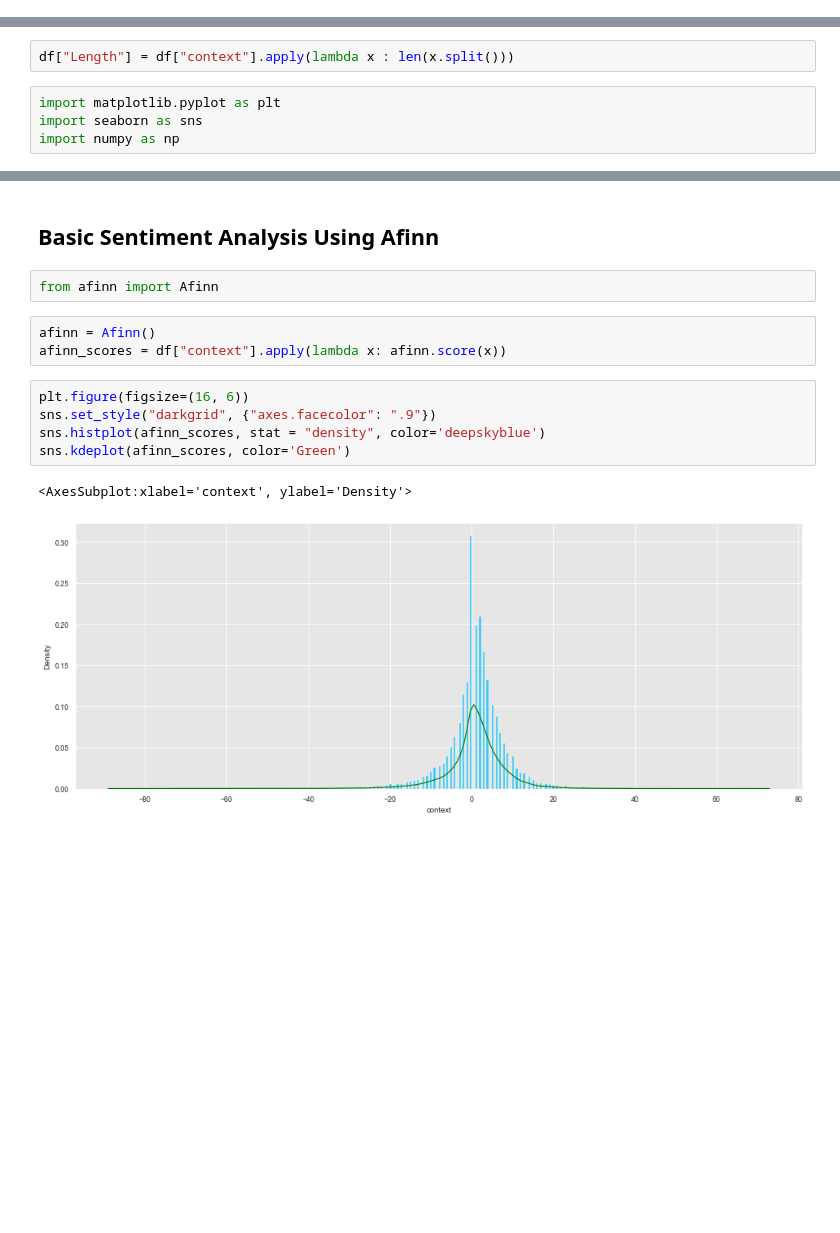
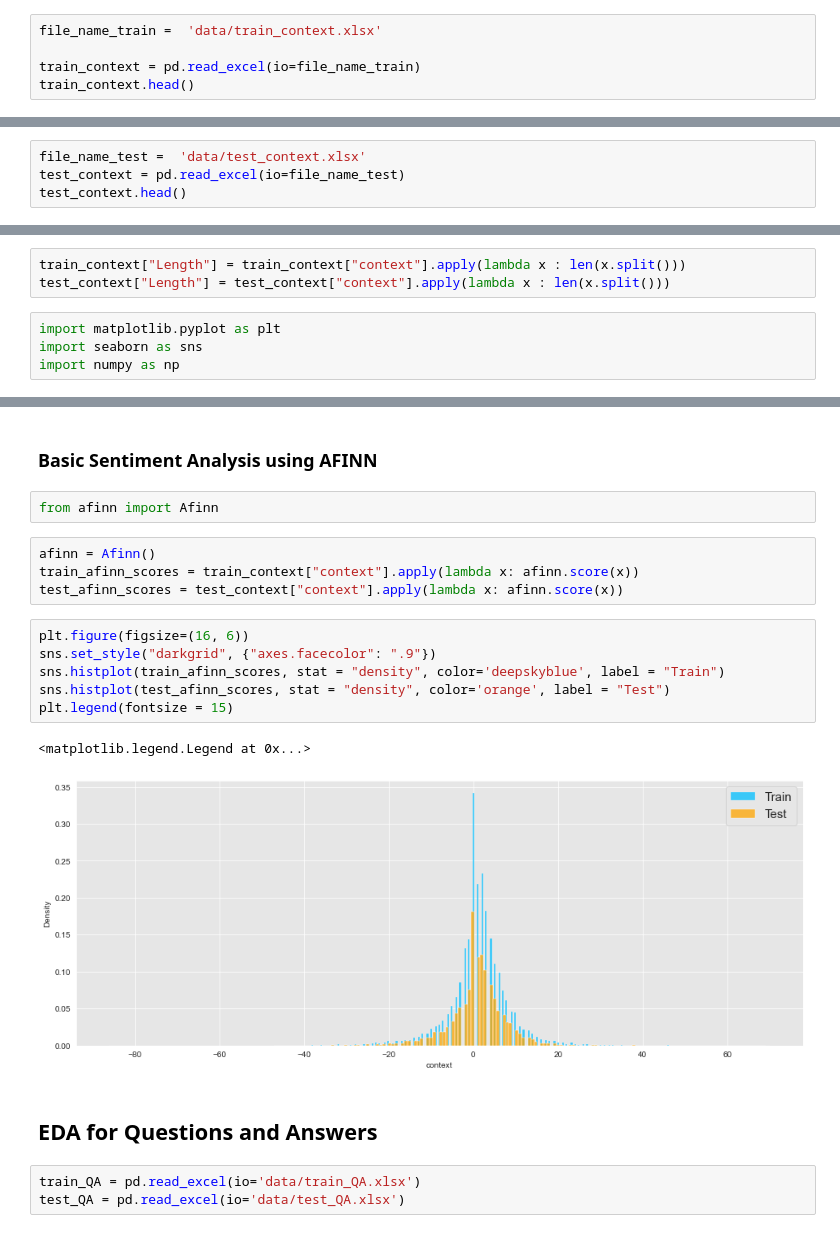
Before and after one commit to TzeMeng/CAPSTONE, a Jupyter notebook: Data_Exploration.ipynb, the cells around one changed output, grey strips where cells are left out. Drawn from its saved outputs; the diff is of its cells as text; blank space fills up the shorter version.

```diff
--- a/Data_Exploration.ipynb
+++ b/Data_Exploration.ipynb
@@ -22,0 +11,5 @@ df = df.drop(columns=["Unnamed: 0"])
+# %%
+file_name_train =  'data/train_context.xlsx'
+
+train_context = pd.read_excel(io=file_name_train)
+train_context.head()
@@ -22,0 +32,4 @@ df = df.drop(columns=["Unnamed: 0"])
+# %%
+file_name_test =  'data/test_context.xlsx'
+test_context = pd.read_excel(io=file_name_test)
+test_context.head()
@@ -23,5 +50,6 @@ df = df.drop(columns=["Unnamed: 0"])
 # %%
-df["Length"] = df["context"].apply(lambda x : len(x.split()))
+train_context["Length"] = train_context["context"].apply(lambda x : len(x.split()))
+test_context["Length"] = test_context["context"].apply(lambda x : len(x.split()))
 # %%
 import matplotlib.pyplot as plt
 import seaborn as sns
@@ -37,15 +90,22 @@ sns.kdeplot(df["Length"], color='Green')
 # %% [markdown]
-## Basic Sentiment Analysis Using Afinn
+### Basic Sentiment Analysis using AFINN
 # %%
 from afinn import Afinn
 # %%
 afinn = Afinn()
-afinn_scores = df["context"].apply(lambda x: afinn.score(x))
+train_afinn_scores = train_context["context"].apply(lambda x: afinn.score(x))
+test_afinn_scores = test_context["context"].apply(lambda x: afinn.score(x))
 # %%
 plt.figure(figsize=(16, 6))
 sns.set_style("darkgrid", {"axes.facecolor": ".9"})
-sns.histplot(afinn_scores, stat = "density", color='deepskyblue')
-sns.kdeplot(afinn_scores, color='Green')
+sns.histplot(train_afinn_scores, stat = "density", color='deepskyblue', label = "Train")
+sns.histplot(test_afinn_scores, stat = "density", color='orange', label = "Test")
+plt.legend(fontsize = 15)
 # %% [output]
-<AxesSubplot:xlabel='context', ylabel='Density'>
+<matplotlib.legend.Legend at 0x...>
-[figure, old version]
+[figure, new version]
+# %% [markdown]
+## EDA for Questions and Answers
+# %%
+train_QA = pd.read_excel(io='data/train_QA.xlsx')
+test_QA = pd.read_excel(io='data/test_QA.xlsx')
```
Also changed, not shown: parts of 15 cells of this notebook.
